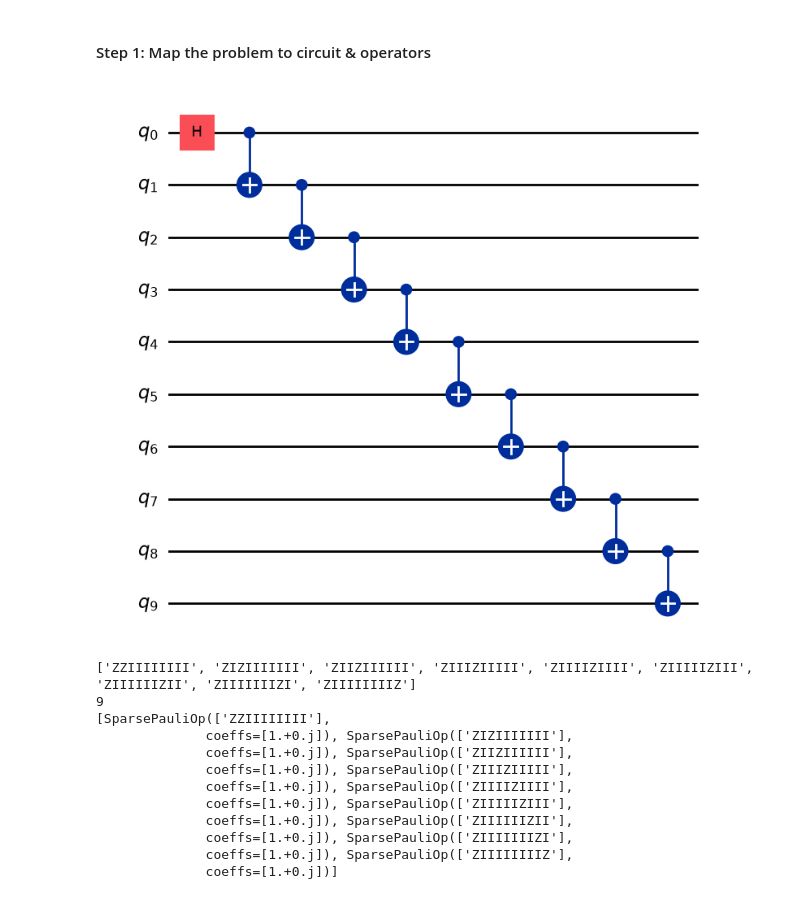
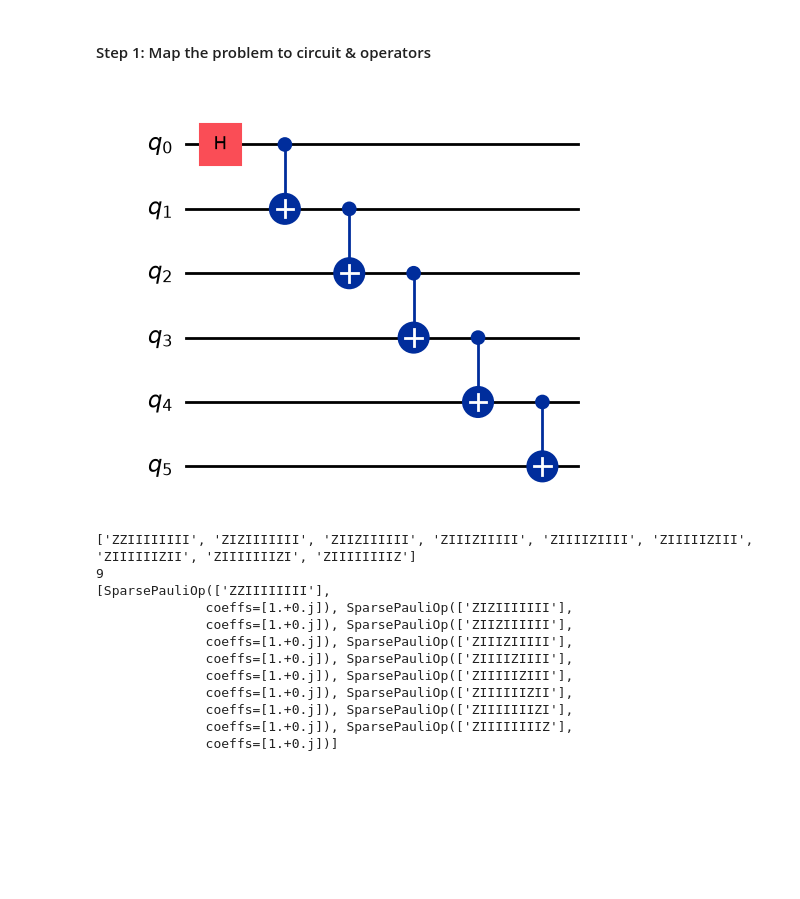
Before and after one commit to suranjannandi-git/quantum-qiskit, a Jupyter notebook: QFF/ex6.1-execute-on-ibm-quantum.ipynb, the cells around one changed output. Saved outputs shown, nothing was run; the diff lists cells and outputs as text; code cells hidden in the pictures; blank space fills up the shorter version.

```diff
--- a/QFF/ex6.1-execute-on-ibm-quantum.ipynb
+++ b/QFF/ex6.1-execute-on-ibm-quantum.ipynb
@@ -3,19 +3,19 @@
 # %%
 from qiskit import QuantumCircuit
 qc = QuantumCircuit(2)
 
 def get_qc_for_n_qubit_GHZ_state(n):
     qc = QuantumCircuit(n)
     qc.h(0)
     for i in range(n-1):
         qc.cx(i, i+1)
     return qc
 
-n = 10
+n = 6
 qc = get_qc_for_n_qubit_GHZ_state(n)
 qc.draw(output='mpl')
 # %% [output]
-[figure, old version]
+[figure, new version]
 # %%
 from qiskit.quantum_info import SparsePauliOp
 
```
Also changed, not shown: parts of 3 cells of this notebook, 4 other files.
